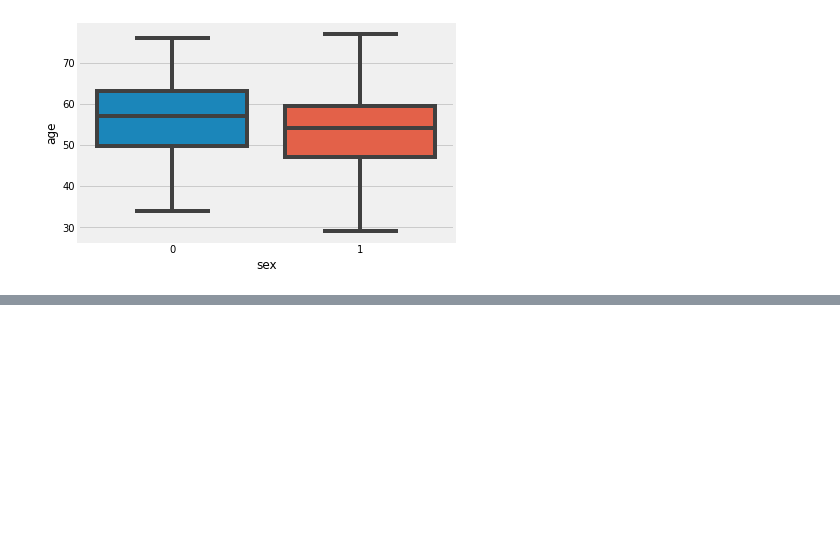
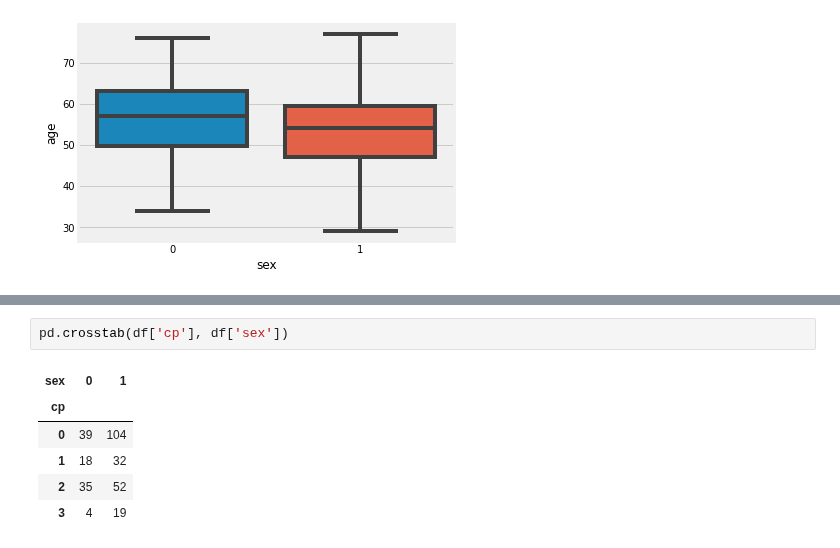
Before and after one commit to abidshafee/google.colaboratory_project, a Jupyter notebook: Statistics4ML.ipynb, the cells around one changed output, grey strips where cells are left out. Saved outputs shown, nothing was run; the diff lists cells and outputs as text; blank space fills up the shorter version.

```diff
--- a/Statistics4ML.ipynb
+++ b/Statistics4ML.ipynb
@@ -108,0 +117,9 @@ sns.boxplot(x="sex", y="age", data=df)
+# %%
+pd.crosstab(df['cp'], df['sex'])
+# %% [output]
+| sex | 0 | 1 |
+| cp |  |  |
+| 0 | 39 | 104 |
+| 1 | 18 | 32 |
+| 2 | 35 | 52 |
+| 3 | 4 | 19 |
```
Also changed, not shown: parts of 1 cell of this notebook.
